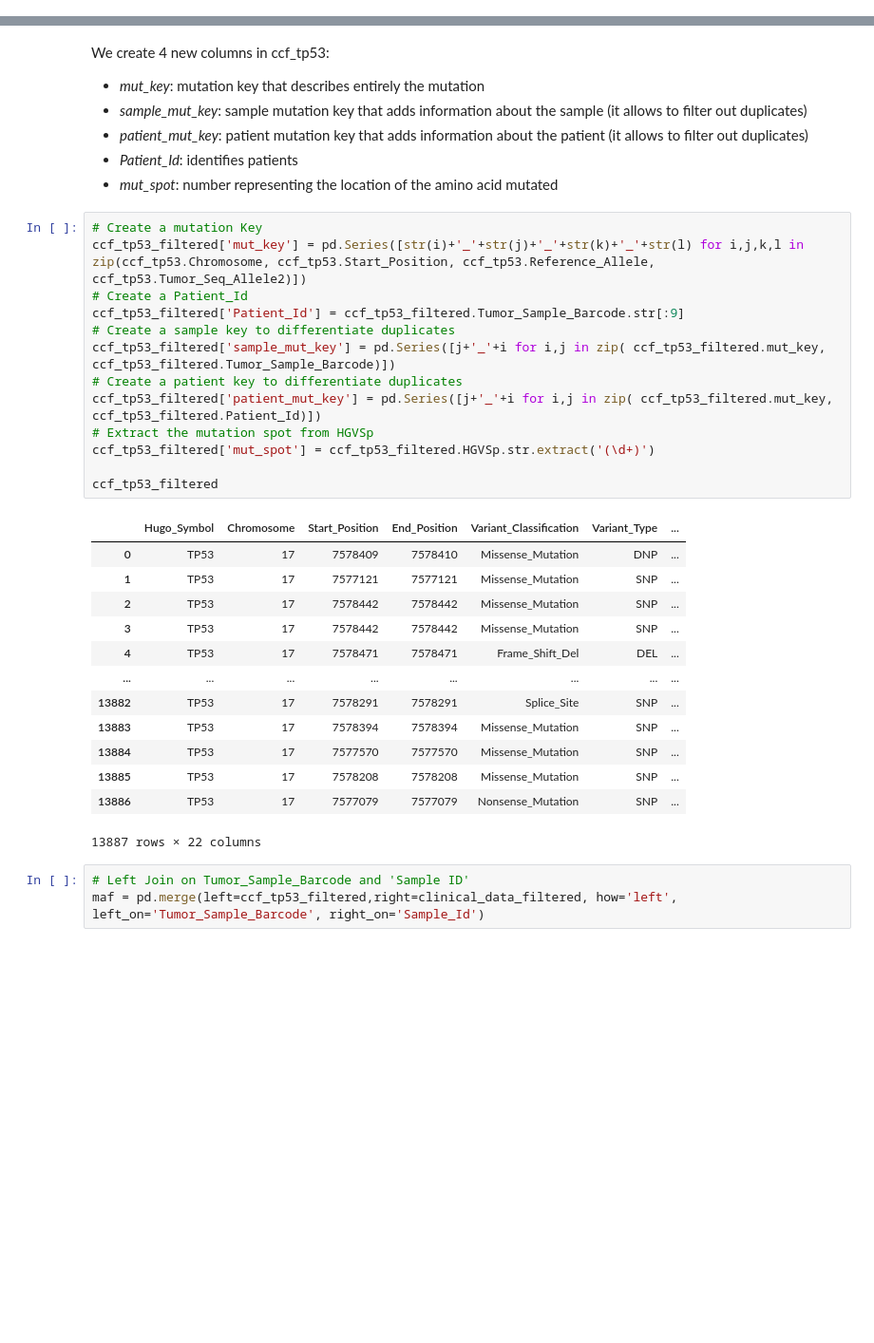
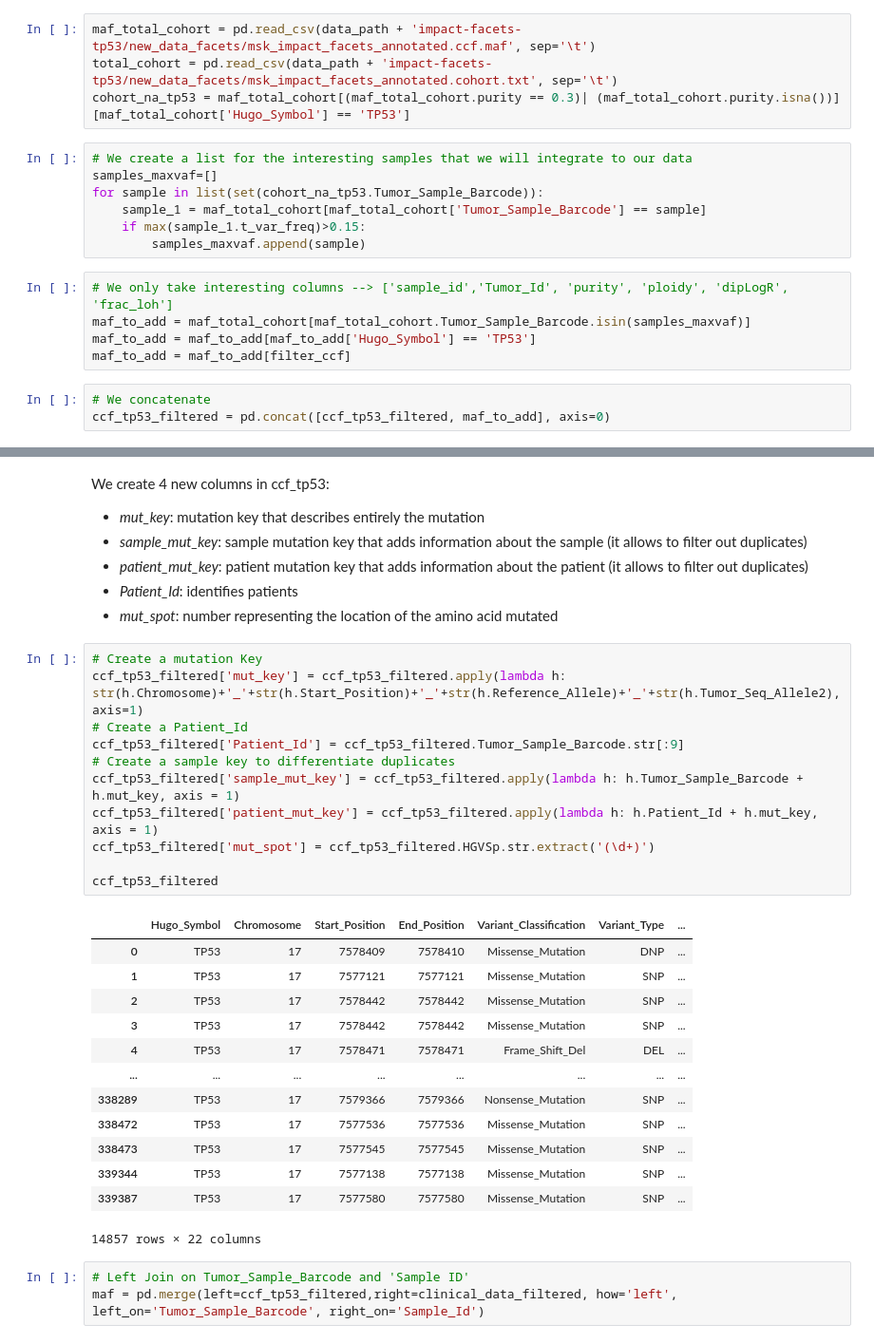
Before and after one commit to emilecohen/mskimpact_tp53_exploration, a Jupyter notebook: analysis/dataframe_generation/maf_tp53_creation.ipynb, the cells around one changed output, grey strips where cells are left out. Shown: that part at 95% size. Drawn from its saved outputs; the diff is of its cells as text; blank space fills up the shorter version.

```diff
--- a/analysis/dataframe_generation/maf_tp53_creation.ipynb
+++ b/analysis/dataframe_generation/maf_tp53_creation.ipynb
@@ -198,2 +123,21 @@ clinical_data_filtered.columns =['Sample_Id',
+# %%
+maf_total_cohort = pd.read_csv(data_path + 'impact-facets-tp53/new_data_facets/msk_impact_facets_annotated.ccf.maf', sep='\t')
+total_cohort = pd.read_csv(data_path + 'impact-facets-tp53/new_data_facets/msk_impact_facets_annotated.cohort.txt', sep='\t')
+cohort_na_tp53 = maf_total_cohort[(maf_total_cohort.purity == 0.3)| (maf_total_cohort.purity.isna())][maf_total_cohort['Hugo_Symbol'] == 'TP53']
+# %%
+# We create a list for the interesting samples that we will integrate to our data
+samples_maxvaf=[]
+for sample in list(set(cohort_na_tp53.Tumor_Sample_Barcode)):
+    sample_1 = maf_total_cohort[maf_total_cohort['Tumor_Sample_Barcode'] == sample]
+    if max(sample_1.t_var_freq)>0.15:
+        samples_maxvaf.append(sample)
+# %%
+# We only take interesting columns --> ['sample_id','Tumor_Id', 'purity', 'ploidy', 'dipLogR', 'frac_loh']
+maf_to_add = maf_total_cohort[maf_total_cohort.Tumor_Sample_Barcode.isin(samples_maxvaf)]
+maf_to_add = maf_to_add[maf_to_add['Hugo_Symbol'] == 'TP53']
+maf_to_add = maf_to_add[filter_ccf]
+# %%
+# We concatenate
+ccf_tp53_filtered = pd.concat([ccf_tp53_filtered, maf_to_add], axis=0)
 # %% [markdown]
 ---
@@ -207,31 +151,29 @@ We create 4 new columns in ccf_tp53:
 * *mut_spot*: number representing the location of the amino acid mutated
 # %%
 # Create a mutation Key
-ccf_tp53_filtered['mut_key'] = pd.Series([str(i)+'_'+str(j)+'_'+str(k)+'_'+str(l) for i,j,k,l in zip(ccf_tp53.Chromosome, ccf_tp53.Start_Position, ccf_tp53.Reference_Allele, ccf_tp53.Tumor_Seq_Allele2)])
+ccf_tp53_filtered['mut_key'] = ccf_tp53_filtered.apply(lambda h: str(h.Chromosome)+'_'+str(h.Start_Position)+'_'+str(h.Reference_Allele)+'_'+str(h.Tumor_Seq_Allele2), axis=1)
 # Create a Patient_Id
 ccf_tp53_filtered['Patient_Id'] = ccf_tp53_filtered.Tumor_Sample_Barcode.str[:9]
 # Create a sample key to differentiate duplicates
-ccf_tp53_filtered['sample_mut_key'] = pd.Series([j+'_'+i for i,j in zip( ccf_tp53_filtered.mut_key, ccf_tp53_filtered.Tumor_Sample_Barcode)])
-# Create a patient key to differentiate duplicates
-ccf_tp53_filtered['patient_mut_key'] = pd.Series([j+'_'+i for i,j in zip( ccf_tp53_filtered.mut_key, ccf_tp53_filtered.Patient_Id)])
-# Extract the mutation spot from HGVSp
+ccf_tp53_filtered['sample_mut_key'] = ccf_tp53_filtered.apply(lambda h: h.Tumor_Sample_Barcode + h.mut_key, axis = 1)
+ccf_tp53_filtered['patient_mut_key'] = ccf_tp53_filtered.apply(lambda h: h.Patient_Id + h.mut_key, axis = 1)
 ccf_tp53_filtered['mut_spot'] = ccf_tp53_filtered.HGVSp.str.extract('(\d+)')
 
 ccf_tp53_filtered
 # %% [output]
 |  | Hugo_Symbol | Chromosome | Start_Position | End_Position | Variant_Classification | Variant_Type | ... |
 | 0 | TP53 | 17 | 7578409 | 7578410 | Missense_Mutation | DNP | ... |
 | 1 | TP53 | 17 | 7577121 | 7577121 | Missense_Mutation | SNP | ... |
 | 2 | TP53 | 17 | 7578442 | 7578442 | Missense_Mutation | SNP | ... |
 | 3 | TP53 | 17 | 7578442 | 7578442 | Missense_Mutation | SNP | ... |
 | 4 | TP53 | 17 | 7578471 | 7578471 | Frame_Shift_Del | DEL | ... |
 | ... | ... | ... | ... | ... | ... | ... | ... |
-| 13882 | TP53 | 17 | 7578291 | 7578291 | Splice_Site | SNP | ... |
-| 13883 | TP53 | 17 | 7578394 | 7578394 | Missense_Mutation | SNP | ... |
-| 13884 | TP53 | 17 | 7577570 | 7577570 | Missense_Mutation | SNP | ... |
-| 13885 | TP53 | 17 | 7578208 | 7578208 | Missense_Mutation | SNP | ... |
-| 13886 | TP53 | 17 | 7577079 | 7577079 | Nonsense_Mutation | SNP | ... |
+| 338289 | TP53 | 17 | 7579366 | 7579366 | Nonsense_Mutation | SNP | ... |
+| 338472 | TP53 | 17 | 7577536 | 7577536 | Missense_Mutation | SNP | ... |
+| 338473 | TP53 | 17 | 7577545 | 7577545 | Missense_Mutation | SNP | ... |
+| 339344 | TP53 | 17 | 7577138 | 7577138 | Missense_Mutation | SNP | ... |
+| 339387 | TP53 | 17 | 7577580 | 7577580 | Missense_Mutation | SNP | ... |
-13887 rows × 22 columns
+14857 rows × 22 columns
 # %%
 # Left Join on Tumor_Sample_Barcode and 'Sample ID'
 maf = pd.merge(left=ccf_tp53_filtered,right=clinical_data_filtered, how='left', left_on='Tumor_Sample_Barcode', right_on='Sample_Id')
```
Also changed, not shown: parts of 12 cells of this notebook, 3 other files.
